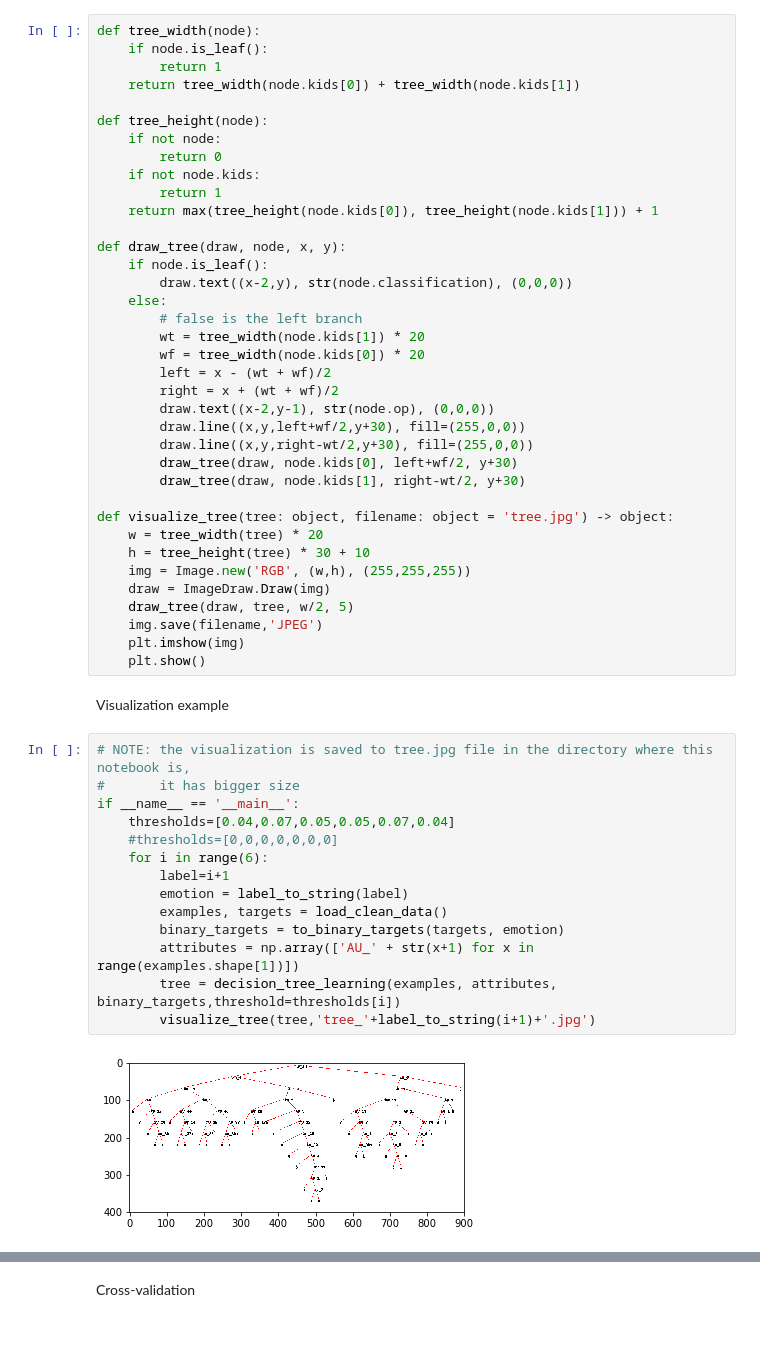
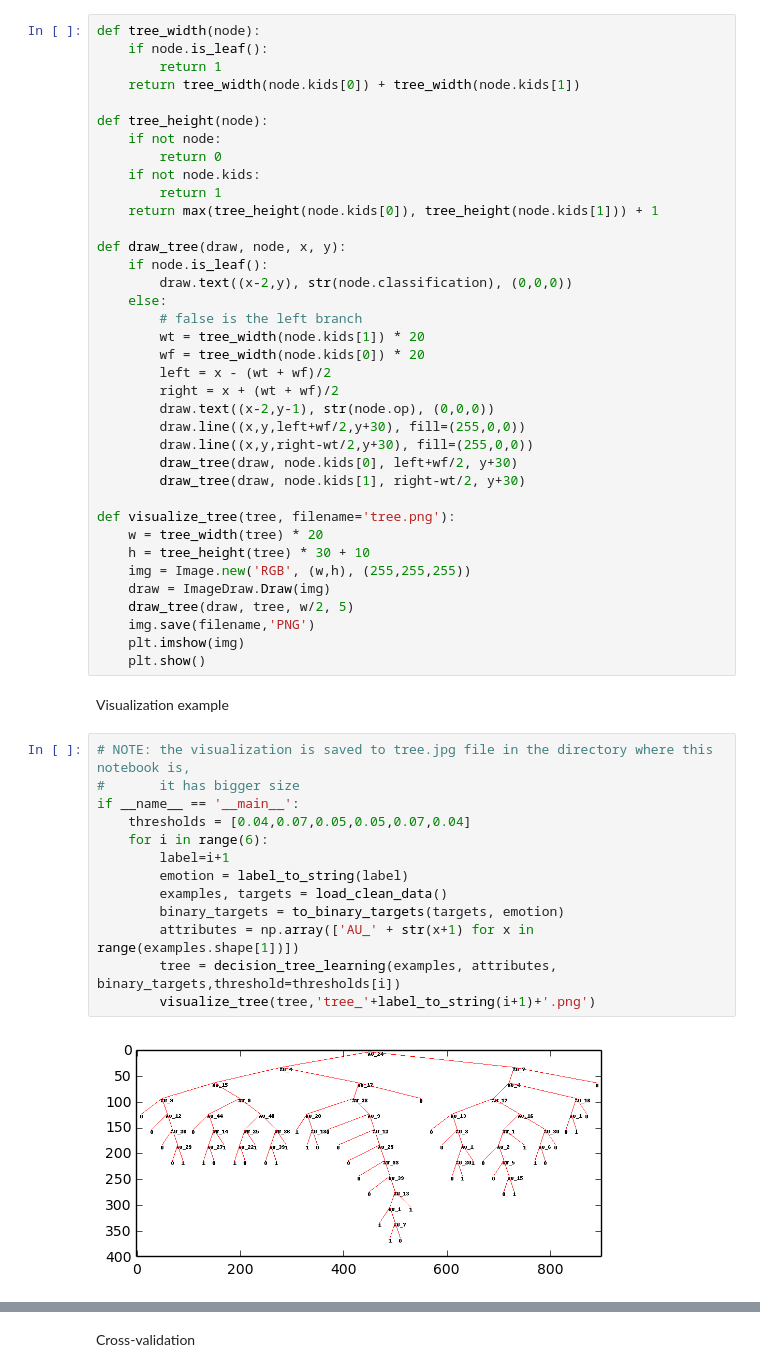
Before and after one commit to Mylak1995/DecisionTree, a Jupyter notebook: notebook/DecisionTree.ipynb, the cells around one changed output, grey strips where cells are left out. Saved outputs shown, nothing was run; the diff lists cells and outputs as text; blank space fills up the shorter version.

Commit message:
precision, recall, png visualization

```diff
--- a/notebook/DecisionTree.ipynb
+++ b/notebook/DecisionTree.ipynb
@@ -234,13 +234,13 @@ def draw_tree(draw, node, x, y):
         draw_tree(draw, node.kids[0], left+wf/2, y+30)
         draw_tree(draw, node.kids[1], right-wt/2, y+30)
 
-def visualize_tree(tree: object, filename: object = 'tree.jpg') -> object:
+def visualize_tree(tree, filename='tree.png'):
     w = tree_width(tree) * 20
     h = tree_height(tree) * 30 + 10
     img = Image.new('RGB', (w,h), (255,255,255))
     draw = ImageDraw.Draw(img)
     draw_tree(draw, tree, w/2, 5)
-    img.save(filename,'JPEG')
+    img.save(filename,'PNG')
     plt.imshow(img)
     plt.show()
 # %% [markdown]
@@ -248,16 +248,15 @@ Visualization example
 # %%
 # NOTE: the visualization is saved to tree.jpg file in the directory where this notebook is,
 #       it has bigger size
 if __name__ == '__main__':
-    thresholds=[0.04,0.07,0.05,0.05,0.07,0.04]
-    #thresholds=[0,0,0,0,0,0,0]
+    thresholds = [0.04,0.07,0.05,0.05,0.07,0.04]
     for i in range(6):
         label=i+1
         emotion = label_to_string(label)
         examples, targets = load_clean_data()
         binary_targets = to_binary_targets(targets, emotion)
         attributes = np.array(['AU_' + str(x+1) for x in range(examples.shape[1])])
         tree = decision_tree_learning(examples, attributes, binary_targets,threshold=thresholds[i])
-        visualize_tree(tree,'tree_'+label_to_string(i+1)+'.jpg')
+        visualize_tree(tree,'tree_'+label_to_string(i+1)+'.png')
 # %% [output]
-[figure, old version]
+[figure, new version]
```
Also changed, not shown: parts of 7 cells of this notebook.
